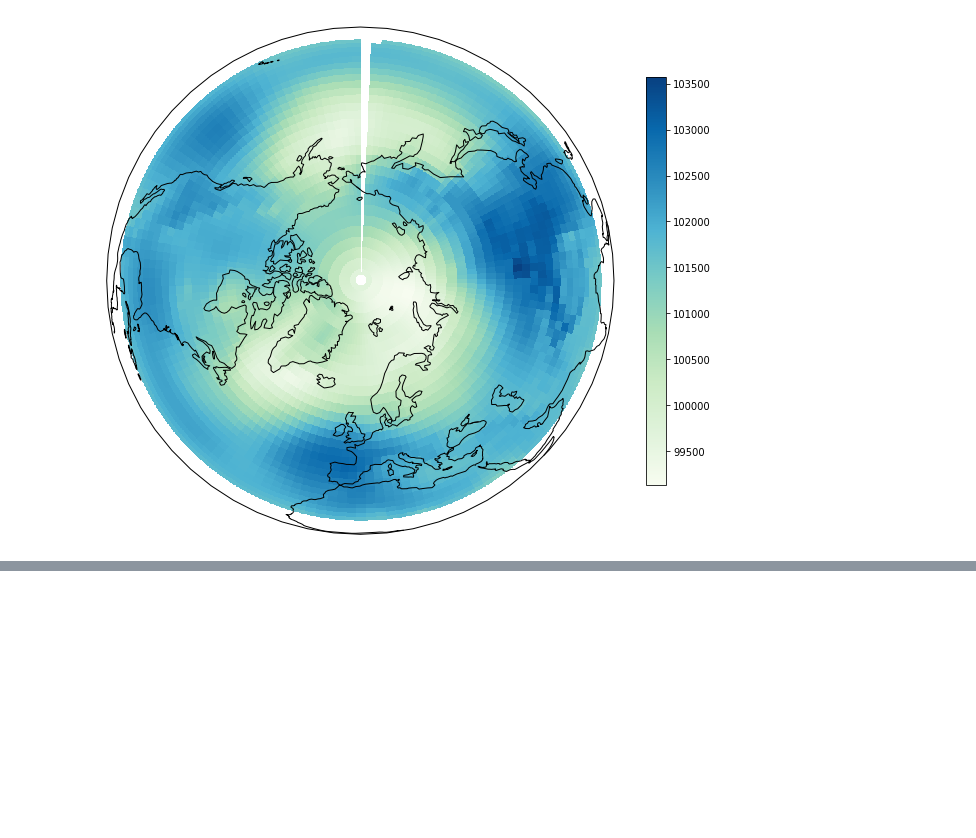
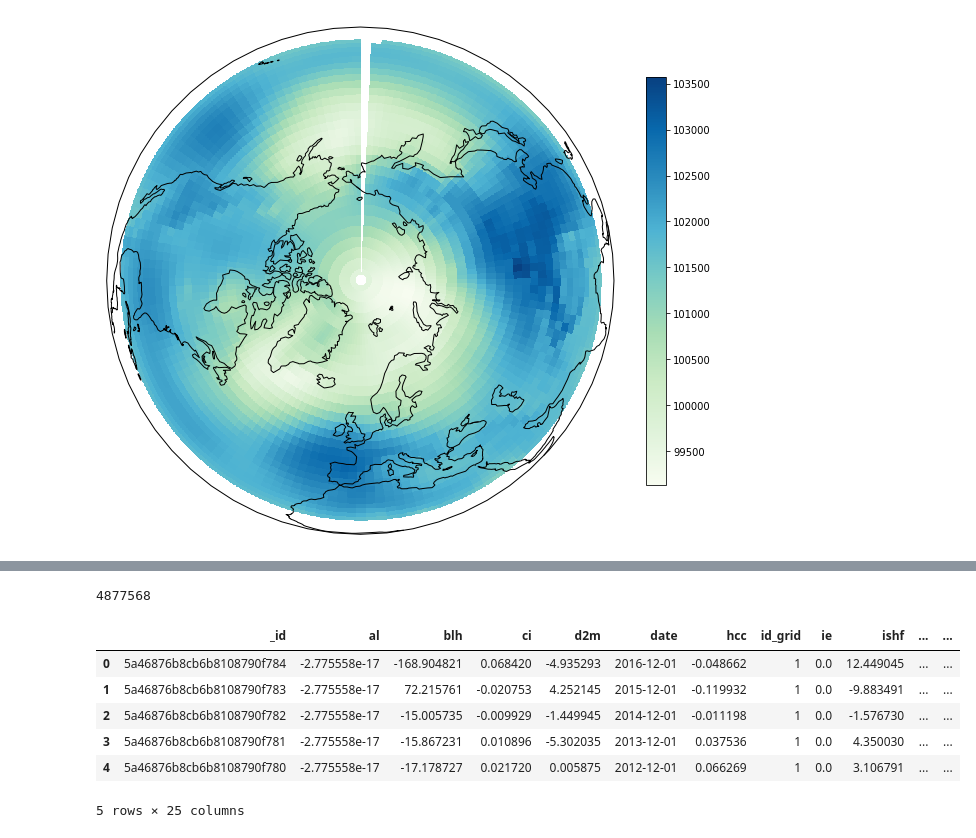
Before and after one commit to panhypersebastos/winter_predictor, a Jupyter notebook: era-interim_database_exploration.ipynb, the cells around one changed output, grey strips where cells are left out. Drawn from its saved outputs; the diff is of its cells as text; code cells hidden in the pictures; blank space fills up the shorter version.

Commit message:
anom collection inserted, indexing done

```diff
--- a/era-interim_database_exploration.ipynb
+++ b/era-interim_database_exploration.ipynb
@@ -36,13 +38,14 @@ db.collection_names()
 ## ERA-int Database exploration <a id='db'></a>
 # %%
 ERA_vers = 'lores'
-
 if (ERA_vers == 'hires'):
     col_dat = 'ERAINT_monthly'
+    col_anom = 'ERAINT_monthly_anom'
     col_grid = 'ERAINT_grid'
     resolution = 0.25
 elif (ERA_vers == 'lores'):
     col_dat = 'ERAINT_lores_monthly'
+    col_anom = 'ERAINT_lores_monthly_anom'
     col_grid = 'ERAINT_lores_grid'
     resolution = 2.5
 # %%
@@ -322,0 +329,4 @@ plt.show()
+# %%
+con_anom = db[col_anom]
+fo = con_anom.find_one()
+pprint(fo)
@@ -322,0 +370,4 @@ plt.show()
+# %%
+con_anom.count()
+# %% [output]
+4877568
@@ -322,0 +376,12 @@ plt.show()
+# %%
+res = con_anom.find(filter={'id_grid': 1, 'month': 12})
+df = pd.DataFrame(list(res))
+df.head()
+# %% [output]
+|  | _id | al | blh | ci | d2m | date | hcc | id_grid | ie | ishf | ... | ... |
+| 0 | 5a46876b8cb6b8108790f784 | -2.775558e-17 | -168.904821 | 0.068420 | -4.935293 | 2016-12-01 | -0.048662 | 1 | 0.0 | 12.449045 | ... | ... |
+| 1 | 5a46876b8cb6b8108790f783 | -2.775558e-17 | 72.215761 | -0.020753 | 4.252145 | 2015-12-01 | -0.119932 | 1 | 0.0 | -9.883491 | ... | ... |
+| 2 | 5a46876b8cb6b8108790f782 | -2.775558e-17 | -15.005735 | -0.009929 | -1.449945 | 2014-12-01 | -0.011198 | 1 | 0.0 | -1.576730 | ... | ... |
+| 3 | 5a46876b8cb6b8108790f781 | -2.775558e-17 | -15.867231 | 0.010896 | -5.302035 | 2013-12-01 | 0.037536 | 1 | 0.0 | 4.350030 | ... | ... |
+| 4 | 5a46876b8cb6b8108790f780 | -2.775558e-17 | -17.178727 | 0.021720 | 0.005875 | 2012-12-01 | 0.066269 | 1 | 0.0 | 3.106791 | ... | ... |
+5 rows × 25 columns
```
Also changed, not shown: parts of 8 cells of this notebook, 3 other files.
